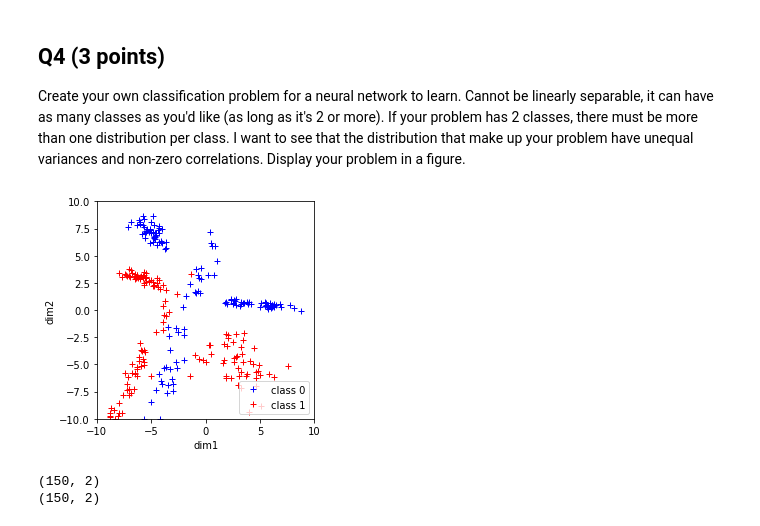
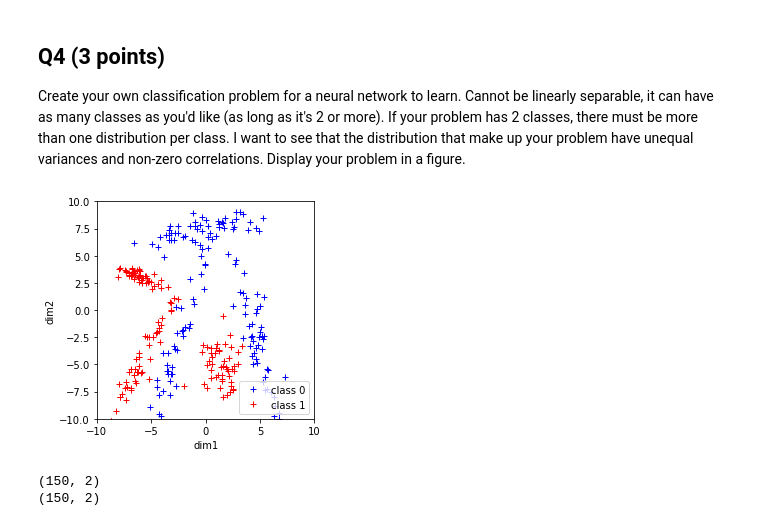
Before and after one commit to kdmalc/CompNeuro, a Jupyter notebook: 06/Homework6_Malcolm.ipynb, the cells around one changed output. Drawn from its saved outputs; the diff is of its cells as text; code cells hidden in the pictures.

```diff
--- a/06/Homework6_Malcolm.ipynb
+++ b/06/Homework6_Malcolm.ipynb
@@ -300,57 +318,57 @@ Create your own classification problem for a neural network to learn.  Cannot be
 mx0 = -2.;  my0 = -1.
 sx0 = 2;  sy0 = 6
 r0 = 0.96
-# Right, long horizontal
-mx1 = 5.; my1 = 0.5
-sx1 = 2;  sy1 = 0.25
+# Right vertical
+mx1 = 4.5; my1 = -1.5
+sx1 = 1.1;  sy1 = 4
 r1 = -0.75
-# Top left
-mx2 = -5; my2 = 7
-sx2 = 0.86;  sy2 = 0.76
-r2 = -0.7
+# Top right
+mx3 = 0; my3 = 7.5
+sx3 = 3;  sy3 = 0.87
+r3 = 0.7
 #######################################################################
 # Diagonal Right
 mx4 = -6.; my4 = -5.
 sx4 = 2; sy4 = 4
 r4 = 0.97
 # Bottom right
-mx5 = 3.; my5 = -5.
-sx5 = 2; sy5 = 1.5
-r5 = -0.5
+mx5 = 1.5; my5 = -5.
+sx5 = 1; sy5 = 2
+r5 = -0.11
 # Top left
 mx6 = -6.; my6 = 3
 sx6 = 1; sy6 = 0.5
 r6 = -0.75
 #######################################################################
 N = 50
 sample_0 = gensamples(N, mx0, my0, sx0, sy0, r0)
 sample_1 = gensamples(N, mx1, my1, sx1, sy1, r1)
-sample_2 = gensamples(N, mx2, my2, sx2, sy2, r2)
-sample0 = np.concatenate((sample_0, sample_1, sample_2), axis=0)
+sample_3 = gensamples(N, mx3, my3, sx3, sy3, r3)
+sample0 = np.concatenate((sample_0, sample_1, sample_3), axis=0)
 
 sample_4 = gensamples(N, mx4, my4, sx4, sy4, r4)
 sample_5 = gensamples(N, mx5, my5, sx5, sy5, r5)
 sample_6 = gensamples(N, mx6, my6, sx6, sy6, r6)
 sample1 = np.concatenate((sample_4, sample_5, sample_6), axis=0)
 
 # plot example
 plt.plot(sample0[:,0],sample0[:,1],'b+',sample1[:,0],sample1[:,1],'r+')
 plt.xlabel('dim1')
 plt.ylabel('dim2')
 plt.axis('equal')
 plt.axis('square')
 plt.legend(('class 0', 'class 1'), loc='lower right')
 xymin = -10; xymax = 10
 plt.ylim((xymin,xymax))
 plt.xlim((xymin,xymax))
 plt.show()
 
 # All training patterns
 train_array2 = np.concatenate((sample0, sample1), axis=0)
 # Create the teacher
 train_labels_onehot2 = np.concatenate((np.zeros((sample0.shape[0],1)), np.ones((sample1.shape[0],1))))
 # %% [output]
-[figure, old version]
+[figure, new version]
 # %%
 print(sample0.shape)
 print(sample1.shape)
```
Also changed, not shown: parts of 12 cells of this notebook.
